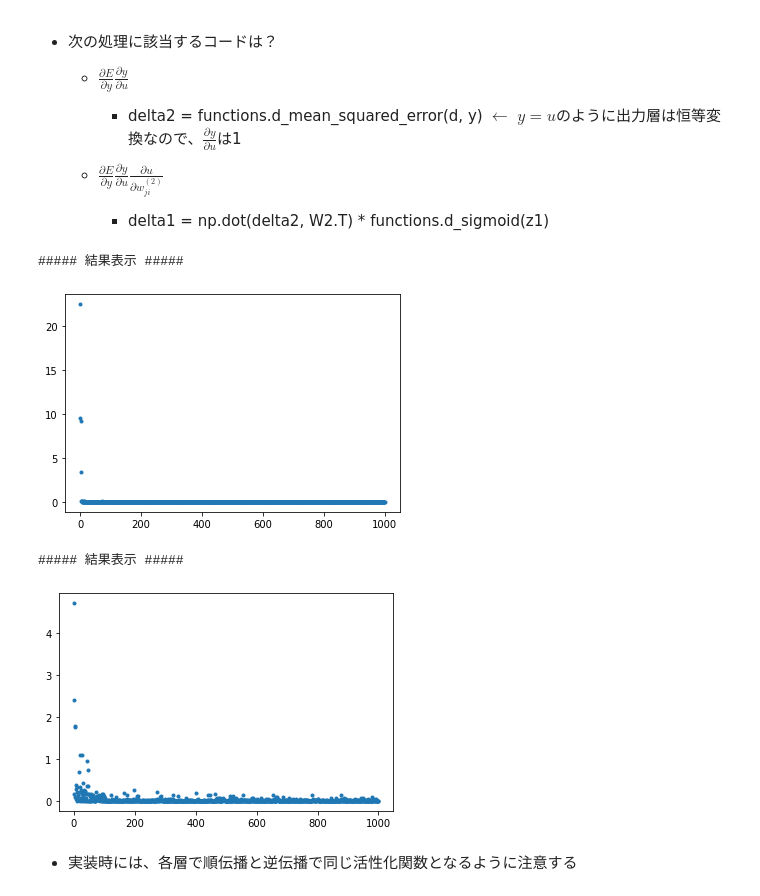
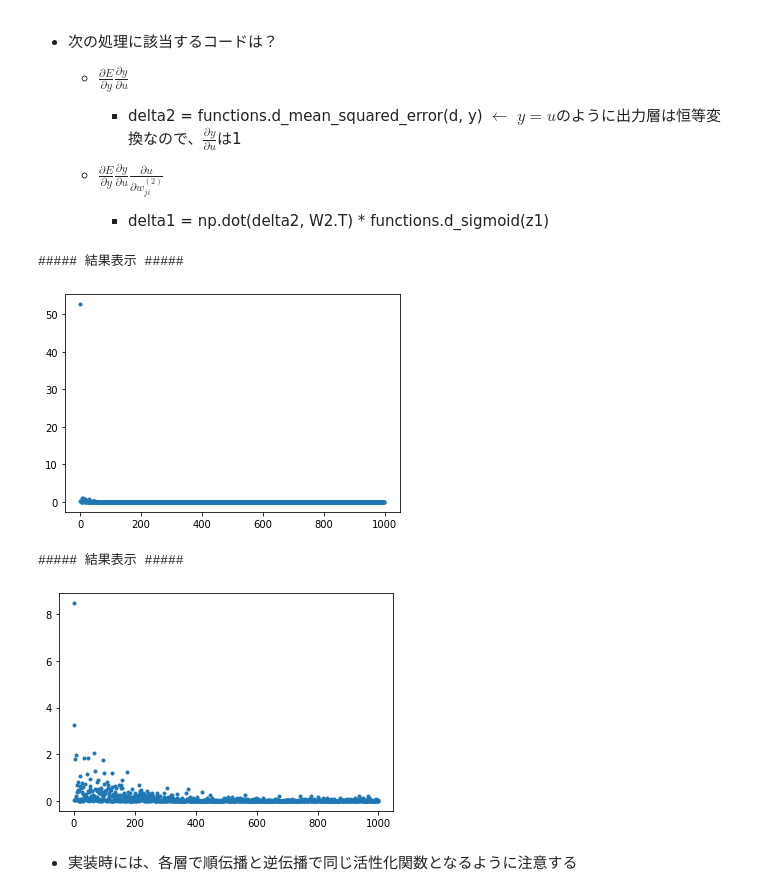
Before and after one commit to aoiaaie/rapidChallenge, a Jupyter notebook: DeepLearning_day1_report.ipynb, the cells around one changed output. Saved outputs shown, nothing was run; the diff lists cells and outputs as text; code cells hidden in the pictures.

```diff
--- a/DeepLearning_day1_report.ipynb
+++ b/DeepLearning_day1_report.ipynb
@@ -647,10 +647,10 @@ def forward(network, x):
     W1, W2 = network['W1'], network['W2']
     b1, b2 = network['b1'], network['b2']
     u1 = np.dot(x, W1) + b1
-    z1 = functions.relu(u1)
+    #z1 = functions.relu(u1)
 
     ## 試してみよう
-    #z1 = functions.sigmoid(u1)
+    z1 = functions.sigmoid(u1)
 
     u2 = np.dot(z1, W2) + b2
     y = u2
@@ -721,34 +721,34 @@ learning_rate = 0.07
 epoch = 1000
 
 # パラメータの初期化
 network = init_network()
 # データのランダム抽出
 random_datasets = np.random.choice(data_sets, epoch)
 
 # 勾配降下の繰り返し
 for dataset in random_datasets:
     x, d = dataset['x'], dataset['d']
     z1, y = forward(network, x)
     grad = backward(x, d, z1, y)
     # パラメータに勾配適用
     for key in ('W1', 'W2', 'b1', 'b2'):
         network[key]  -= learning_rate * grad[key]
 
     # 誤差
     loss = functions.mean_squared_error(d, y)
     losses.append(loss)
 
 print("##### 結果表示 #####")
 lists = range(epoch)
 
 
 plt.plot(lists, losses, '.')
 # グラフの表示
 plt.show()
 # %% [output]
 ##### 結果表示 #####
-[figure, old version]
+[figure, new version]
 ##### 結果表示 #####
-[figure, old version]
+[figure, new version]
 # %% [markdown]
 - 実装時には、各層で順伝播と逆伝播で同じ活性化関数となるように注意する
```
Also changed, not shown: parts of 2 cells of this notebook.
